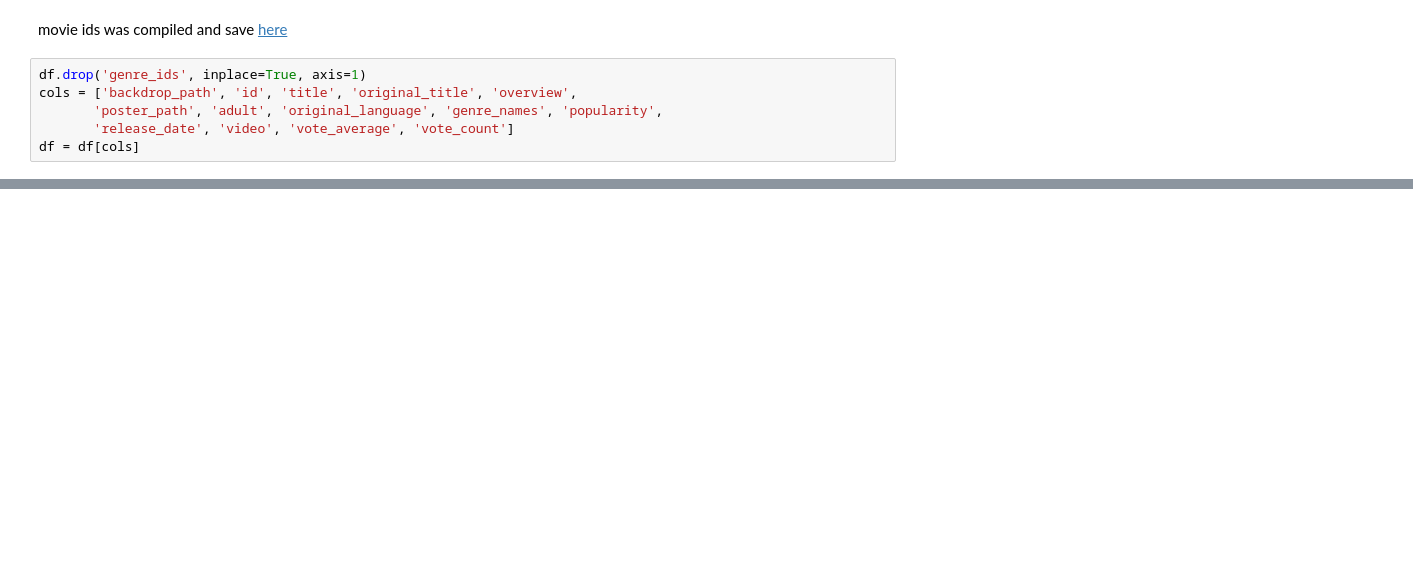
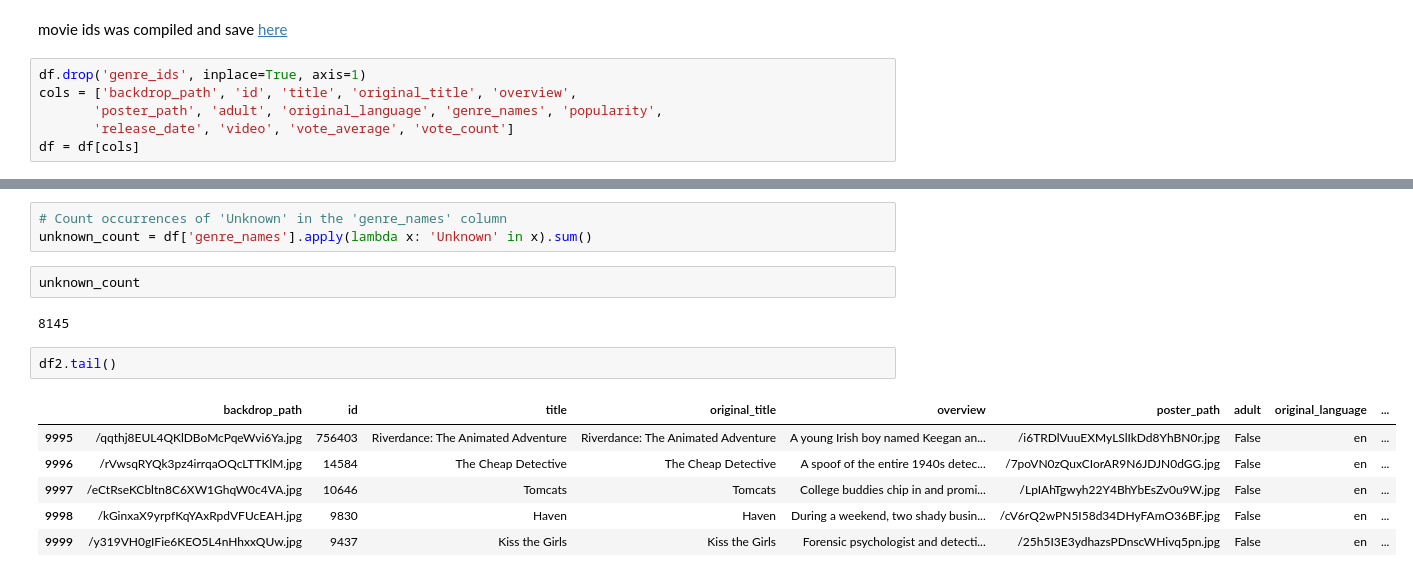
Before and after one commit to bakasheddy/Movies-recommender, a Jupyter notebook: movie_rec_nb.ipynb, the cells around one changed output, grey strips where cells are left out. Drawn from its saved outputs; the diff is of its cells as text; blank space fills up the shorter version.

```diff
--- a/movie_rec_nb.ipynb
+++ b/movie_rec_nb.ipynb
@@ -315,0 +432,16 @@ df
+# %%
+# Count occurrences of 'Unknown' in the 'genre_names' column
+unknown_count = df['genre_names'].apply(lambda x: 'Unknown' in x).sum()
+# %%
+unknown_count
+# %% [output]
+8145
+# %%
+df2.tail()
+# %% [output]
+|  | backdrop_path | id | title | original_title | overview | poster_path | adult | original_language | ... |
+| 9995 | /qqthj8EUL4QKlDBoMcPqeWvi6Ya.jpg | 756403 | Riverdance: The Animated Adventure | Riverdance: The Animated Adventure | A young Irish boy named Keegan an... | /i6TRDlVuuEXMyLSlIkDd8YhBN0r.jpg | False | en | ... |
+| 9996 | /rVwsqRYQk3pz4irrqaOQcLTTKlM.jpg | 14584 | The Cheap Detective | The Cheap Detective | A spoof of the entire 1940s detec... | /7poVN0zQuxCIorAR9N6JDJN0dGG.jpg | False | en | ... |
+| 9997 | /eCtRseKCbltn8C6XW1GhqW0c4VA.jpg | 10646 | Tomcats | Tomcats | College buddies chip in and promi... | /LpIAhTgwyh22Y4BhYbEsZv0u9W.jpg | False | en | ... |
+| 9998 | /kGinxaX9yrpfKqYAxRpdVFUcEAH.jpg | 9830 | Haven | Haven | During a weekend, two shady busin... | /cV6rQ2wPN5I58d34DHyFAmO36BF.jpg | False | en | ... |
+| 9999 | /y319VH0gIFie6KEO5L4nHhxxQUw.jpg | 9437 | Kiss the Girls | Kiss the Girls | Forensic psychologist and detecti... | /25h5I3E3ydhazsPDnscWHivq5pn.jpg | False | en | ... |
```
Also changed, not shown: parts of 20 cells of this notebook.
